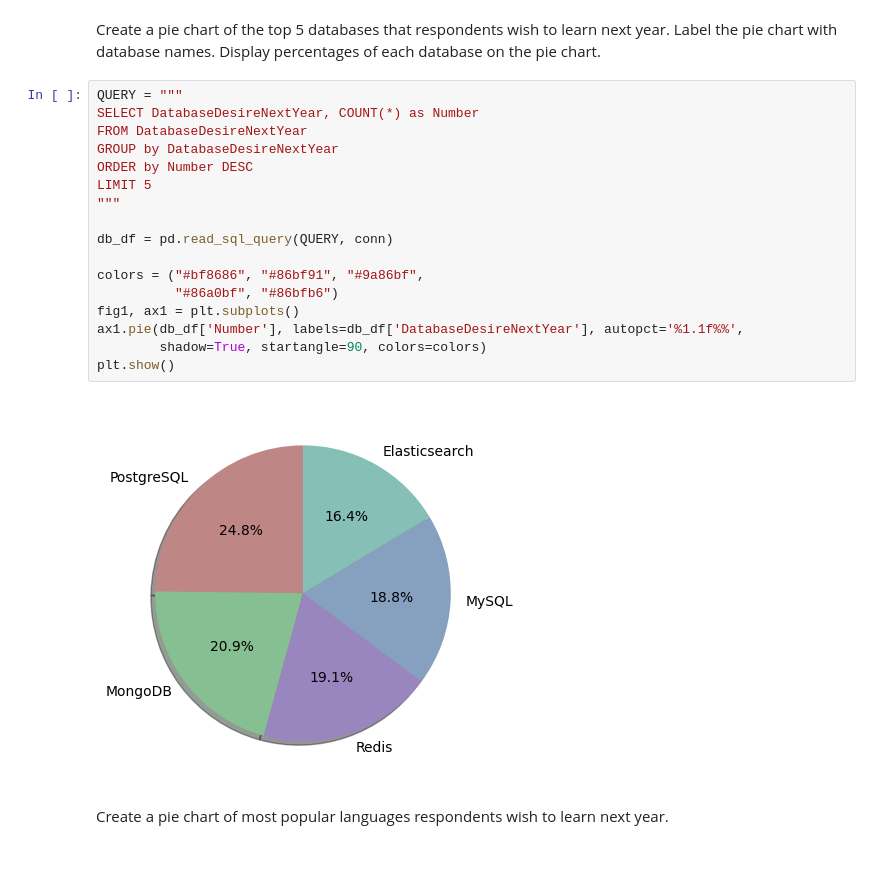
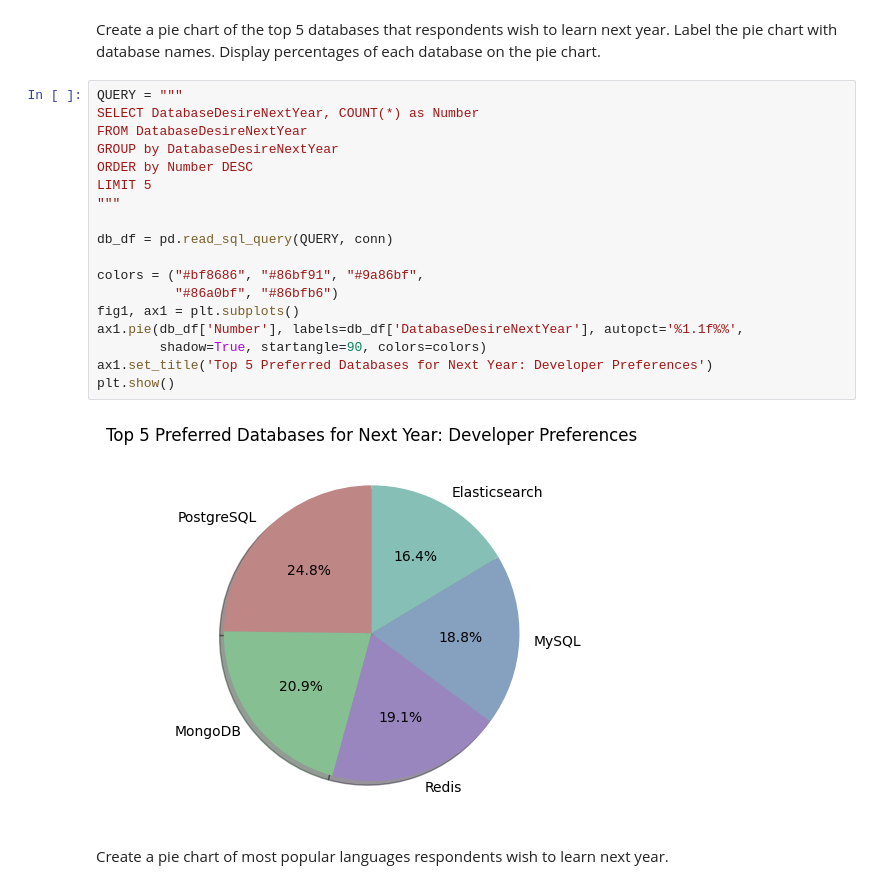
Before and after one commit to juliabulanaja/TechTrends-Analysis, a Jupyter notebook: M4Data_visualization.ipynb, the cells around one changed output. Saved outputs shown, nothing was run; the diff lists cells and outputs as text; blank space fills up the shorter version.

```diff
--- a/M4Data_visualization.ipynb
+++ b/M4Data_visualization.ipynb
@@ -211,22 +218,23 @@ Create a pie chart of the top 5 databases that respondents wish to learn next ye
 # %%
 QUERY = """
 SELECT DatabaseDesireNextYear, COUNT(*) as Number
 FROM DatabaseDesireNextYear
 GROUP by DatabaseDesireNextYear
 ORDER by Number DESC
 LIMIT 5
 """
 
 db_df = pd.read_sql_query(QUERY, conn)
 
 colors = ("#bf8686", "#86bf91", "#9a86bf",
           "#86a0bf", "#86bfb6")
 fig1, ax1 = plt.subplots()
 ax1.pie(db_df['Number'], labels=db_df['DatabaseDesireNextYear'], autopct='%1.1f%%',
         shadow=True, startangle=90, colors=colors)
+ax1.set_title('Top 5 Preferred Databases for Next Year: Developer Preferences')
 plt.show()
 # %% [output]
-[figure, old version]
+[figure, new version]
 # %% [markdown]
 Create a pie chart of most popular languages respondents wish to learn next year.
 # %%
```
Also changed, not shown: parts of 6 cells of this notebook, 2 other files.
